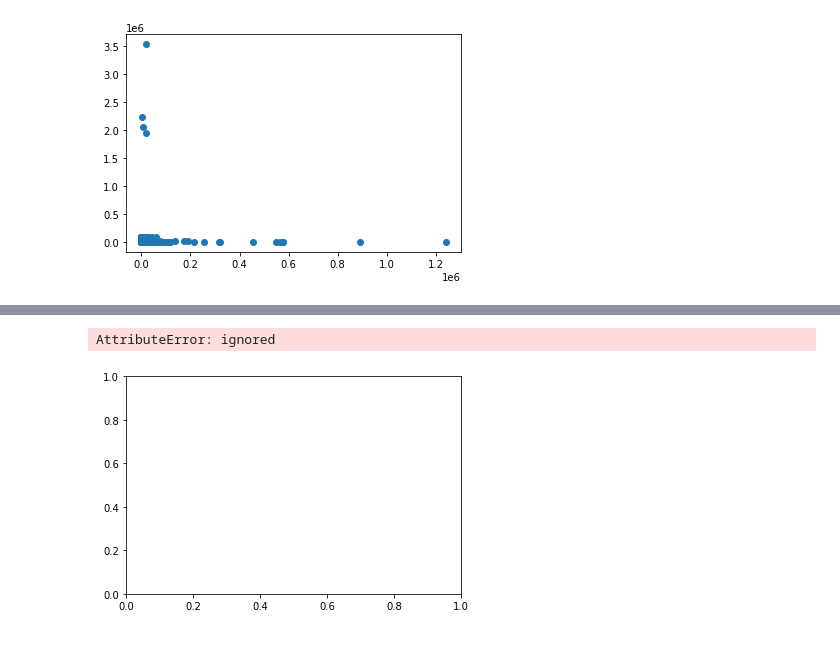
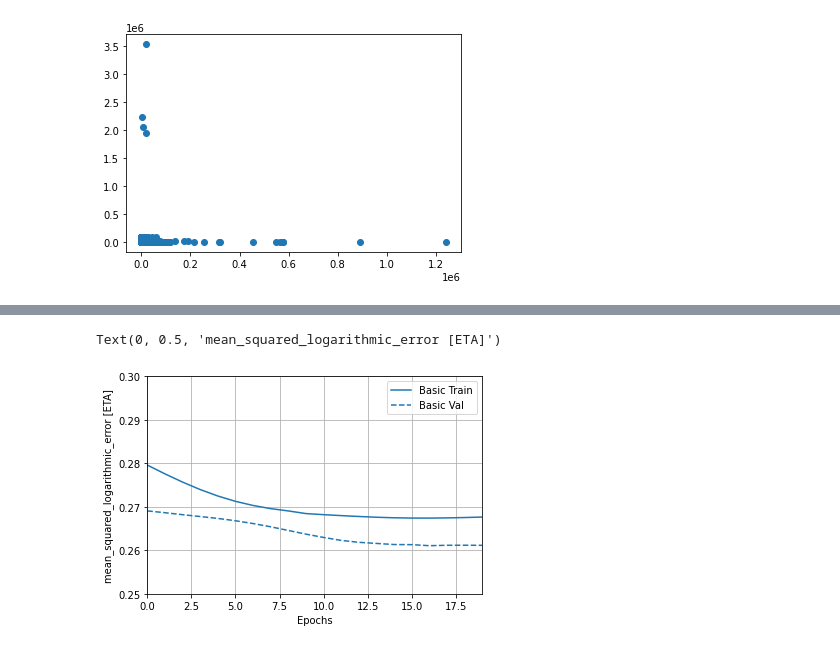
Before and after one commit to deepskandpal/hands-on-machine-learning, a Jupyter notebook: Newyork_taxi_ETA.ipynb, the cells around one changed output, grey strips where cells are left out. Saved outputs shown, nothing was run; the diff lists cells and outputs as text; code cells hidden in the pictures.

```diff
--- a/Newyork_taxi_ETA.ipynb
+++ b/Newyork_taxi_ETA.ipynb
@@ -289,7 +288,0 @@ hist.tail()
-# %%
-plt.plot({'Basic': history}, metric = "mean_squared_logarithmic_error")
-plt.ylim([0, 10])
-plt.ylabel('mean_squared_logarithmic_error [MPG]')
-# %% [output]
-AttributeError: ignored
-[figure, removed]
@@ -296,3 +291,16 @@ AttributeError: ignored
+# %%
+import tensorflow as tf
+import tensorflow_docs as tfdocs
+import tensorflow_docs.plots
+import tensorflow_docs.modeling
+plotter = tfdocs.plots.HistoryPlotter(smoothing_std=2)
+
+plotter.plot({'Basic': history}, metric = "mean_squared_logarithmic_error")
+plt.ylim([0.25, 0.3])
+plt.ylabel('mean_squared_logarithmic_error [ETA]')
+# %% [output]
+Text(0, 0.5, 'mean_squared_logarithmic_error [ETA]')
+[figure, added]
 # %%
 test_predictions = model.predict(X_test).flatten()
 a = plt.axes(aspect='equal')
```
Also changed, not shown: parts of 12 cells of this notebook.
